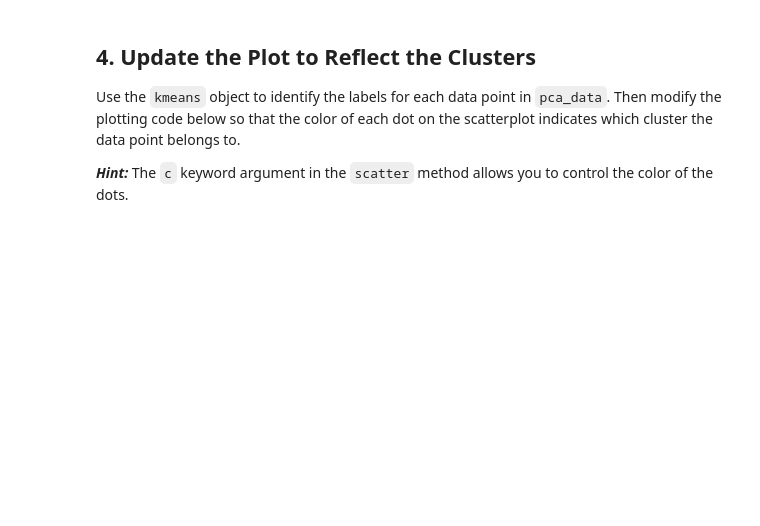
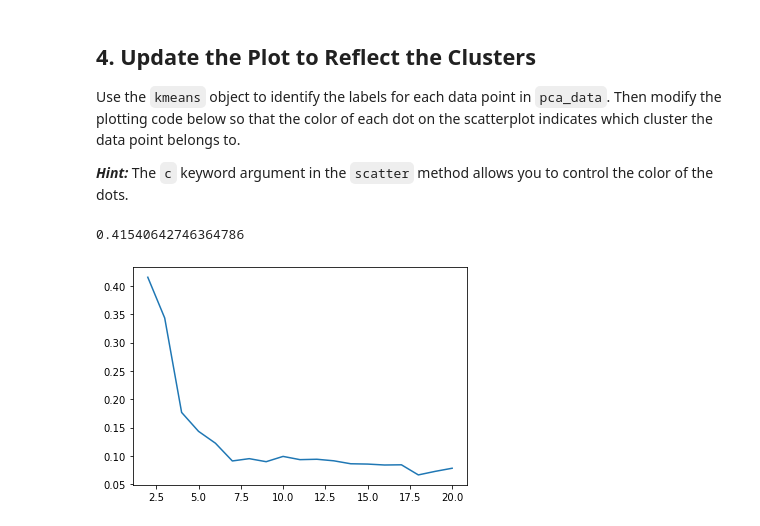
Before and after one commit to ParkedHampster/DS-Live-022023, a Jupyter notebook: Phase4/Assessments/Unsupervised_Learning_Checkpoint/unsupervised_learning_checkpoint.ipynb, the cells around one changed output. Saved outputs shown, nothing was run; the diff lists cells and outputs as text; code cells hidden in the pictures; blank space fills up the shorter version.

```diff
--- a/Phase4/Assessments/Unsupervised_Learning_Checkpoint/unsupervised_learning_checkpoint.ipynb
+++ b/Phase4/Assessments/Unsupervised_Learning_Checkpoint/unsupervised_learning_checkpoint.ipynb
@@ -211,0 +220,16 @@ Use the `kmeans` object to identify the labels for each data point in `pca_data`
+# %%
+silhouette_score(pca_data,kmeans.labels_)
+# %% [output]
+0.41540642746364786
+# %%
+scoring_ = {}
+for k in range(2,20+1):
+    _kmeans = KMeans(n_clusters=k,random_state=42).fit(pca_data)
+    _sil = silhouette_score(pca_data,_kmeans.labels_)
+    scoring_[k] = _sil
+# %%
+fig, ax = plt.subplots()
+
+ax.plot(scoring_.keys(),scoring_.values());
+# %% [output]
+[figure, added]
```
Also changed, not shown: parts of 6 cells of this notebook.
